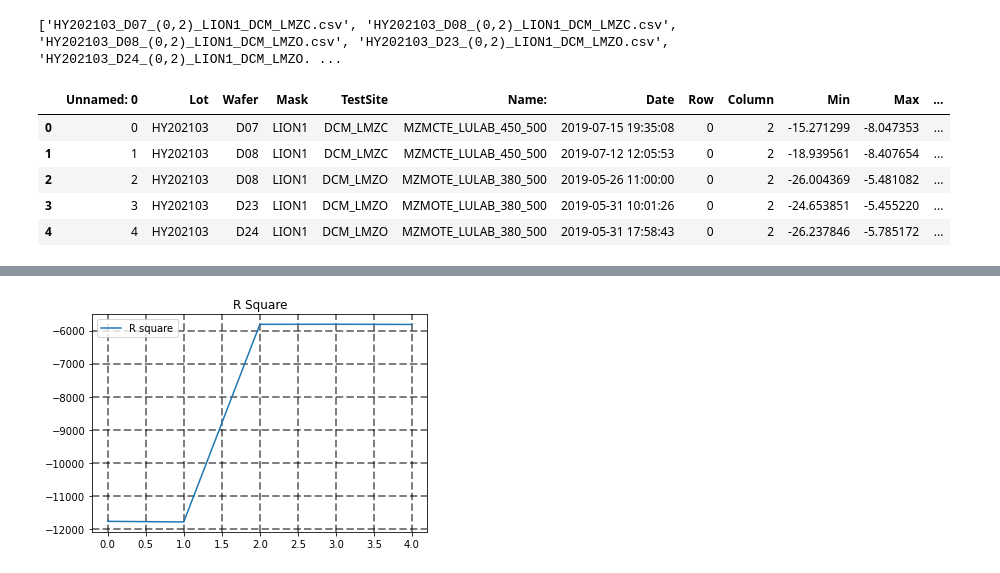
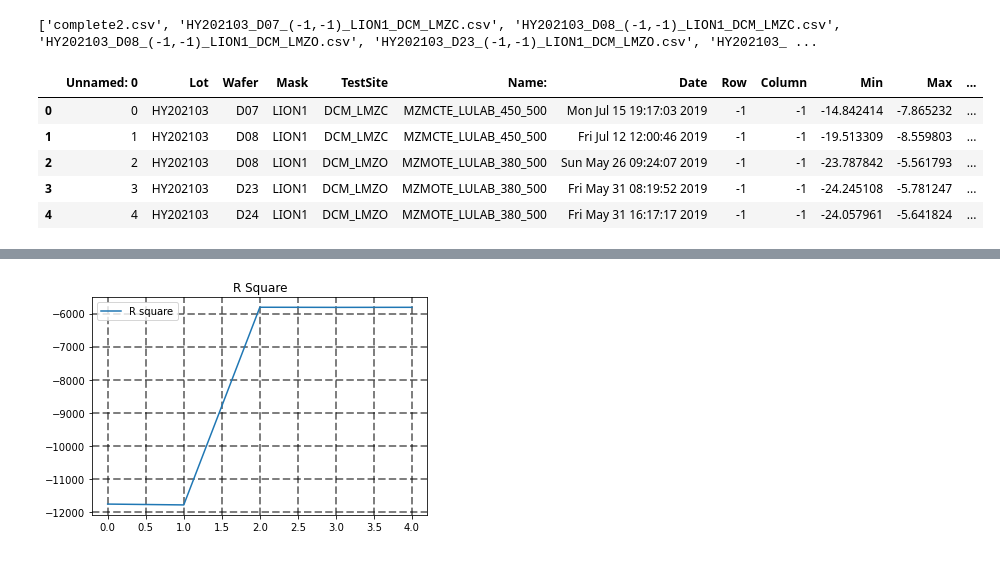
Before and after one commit to HYUB3/project, a Jupyter notebook: Jupyteranalysis.ipynb, the cells around one changed output, grey strips where cells are left out. Saved outputs shown, nothing was run; the diff lists cells and outputs as text; code cells hidden in the pictures.

```diff
--- a/Jupyteranalysis.ipynb
+++ b/Jupyteranalysis.ipynb
@@ -1,31 +1,33 @@
 # %%
 import os
 import pandas as pd
 import matplotlib.pyplot as plt
 import numpy as np
+
+
 path = str(os.getcwd()).replace("src", "")
 sector_list = []
 listfolder = os.listdir(f'{path}'+'/result')
 for sector in listfolder:
     if ".csv" in sector:
         sector_list.append(sector)
     else:
         continue
 print(sector_list)
 df_all_wafers = pd.DataFrame()
 for files in sector_list:
-    df = pd.read_csv(f'{path}'+'/result'+f'/{files}',dtype={'Code':str}, parse_dates=['Date'])
+    df = pd.read_csv(f'{path}'+'/result'+f'/{files}',dtype={'Code':str})
 #     df_all_wafers = pd.concat([df_all_wafers, df])
 # df_all_wafers
 df
 # %% [output]
-['HY202103_D07_(0,2)_LION1_DCM_LMZC.csv', 'HY202103_D08_(0,2)_LION1_DCM_LMZC.csv', 'HY202103_D08_(0,2)_LION1_DCM_LMZO.csv', 'HY202103_D23_(0,2)_LION1_DCM_LMZO.csv', 'HY202103_D24_(0,2)_LION1_DCM_LMZO. ...
+['complete2.csv', 'HY202103_D07_(-1,-1)_LION1_DCM_LMZC.csv', 'HY202103_D08_(-1,-1)_LION1_DCM_LMZC.csv', 'HY202103_D08_(-1,-1)_LION1_DCM_LMZO.csv', 'HY202103_D23_(-1,-1)_LION1_DCM_LMZO.csv', 'HY202103_ ...
 |  | Unnamed: 0 | Lot | Wafer | Mask | TestSite | Name: | Date | Row | Column | Min | Max | ... |
-| 0 | 0 | HY202103 | D07 | LION1 | DCM_LMZC | MZMCTE_LULAB_450_500 | 2019-07-15 19:35:08 | 0 | 2 | -15.271299 | -8.047353 | ... |
-| 1 | 1 | HY202103 | D08 | LION1 | DCM_LMZC | MZMCTE_LULAB_450_500 | 2019-07-12 12:05:53 | 0 | 2 | -18.939561 | -8.407654 | ... |
-| 2 | 2 | HY202103 | D08 | LION1 | DCM_LMZO | MZMOTE_LULAB_380_500 | 2019-05-26 11:00:00 | 0 | 2 | -26.004369 | -5.481082 | ... |
-| 3 | 3 | HY202103 | D23 | LION1 | DCM_LMZO | MZMOTE_LULAB_380_500 | 2019-05-31 10:01:26 | 0 | 2 | -24.653851 | -5.455220 | ... |
-| 4 | 4 | HY202103 | D24 | LION1 | DCM_LMZO | MZMOTE_LULAB_380_500 | 2019-05-31 17:58:43 | 0 | 2 | -26.237846 | -5.785172 | ... |
+| 0 | 0 | HY202103 | D07 | LION1 | DCM_LMZC | MZMCTE_LULAB_450_500 | Mon Jul 15 19:17:03 2019 | -1 | -1 | -14.842414 | -7.865232 | ... |
+| 1 | 1 | HY202103 | D08 | LION1 | DCM_LMZC | MZMCTE_LULAB_450_500 | Fri Jul 12 12:00:46 2019 | -1 | -1 | -19.513309 | -8.559803 | ... |
+| 2 | 2 | HY202103 | D08 | LION1 | DCM_LMZO | MZMOTE_LULAB_380_500 | Sun May 26 09:24:07 2019 | -1 | -1 | -23.787842 | -5.561793 | ... |
+| 3 | 3 | HY202103 | D23 | LION1 | DCM_LMZO | MZMOTE_LULAB_380_500 | Fri May 31 08:19:52 2019 | -1 | -1 | -24.245108 | -5.781247 | ... |
+| 4 | 4 | HY202103 | D24 | LION1 | DCM_LMZO | MZMOTE_LULAB_380_500 | Fri May 31 16:17:17 2019 | -1 | -1 | -24.057961 | -5.641824 | ... |
 # %%
 plt.plot(df['Min'],label = 'Min',marker = 'o', linestyle = '--')
 plt.plot(df['Max'],label = 'Max',marker = 's', ls = '-.')
```
Also changed, not shown: parts of 3 cells of this notebook, 3 other files.
